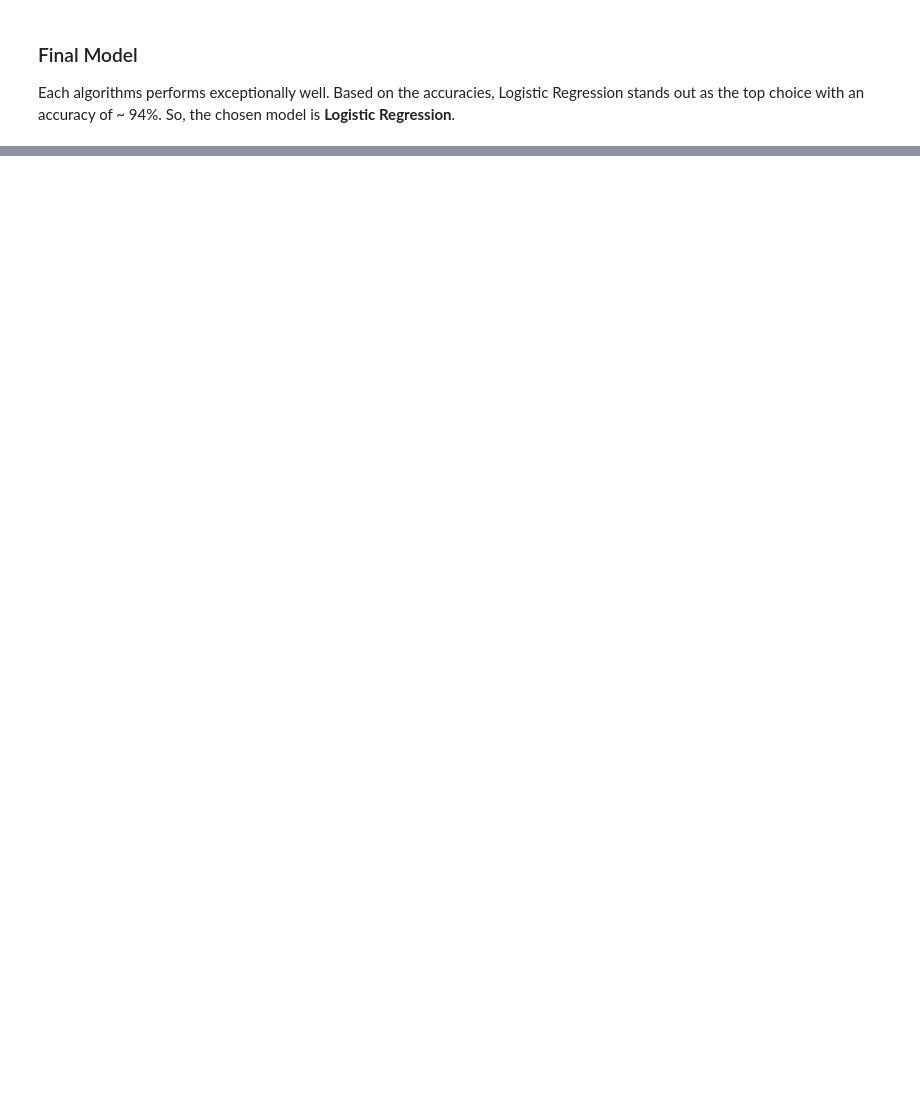
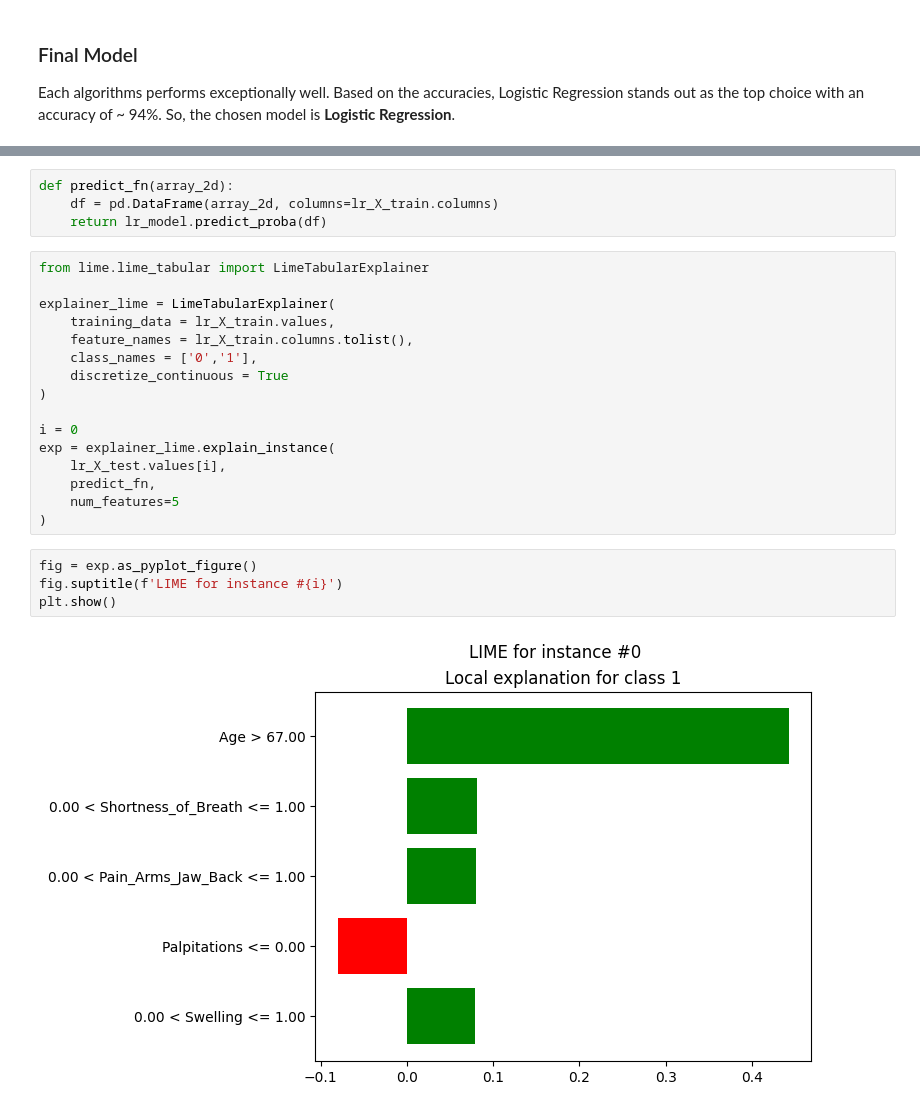
Before and after one commit to popalexr/Heart-disease-risk-prediction, a Jupyter notebook: notebook.ipynb, the cells around one changed output, grey strips where cells are left out. Drawn from its saved outputs; the diff is of its cells as text; blank space fills up the shorter version.

```diff
--- a/notebook.ipynb
+++ b/notebook.ipynb
@@ -539,0 +670,26 @@ Each algorithms performs exceptionally well. Based on the accuracies, Logistic R
+# %%
+def predict_fn(array_2d):
+    df = pd.DataFrame(array_2d, columns=lr_X_train.columns)
+    return lr_model.predict_proba(df)
+# %%
+from lime.lime_tabular import LimeTabularExplainer
+
+explainer_lime = LimeTabularExplainer(
+    training_data = lr_X_train.values,
+    feature_names = lr_X_train.columns.tolist(),
+    class_names = ['0','1'],
+    discretize_continuous = True
+)
+
+i = 0
+exp = explainer_lime.explain_instance(
+    lr_X_test.values[i],
+    predict_fn,
+    num_features=5
+)
+# %%
+fig = exp.as_pyplot_figure()
+fig.suptitle(f'LIME for instance #{i}')
+plt.show()
+# %% [output]
+[figure, added]
```
Also changed, not shown: parts of 30 cells of this notebook.
